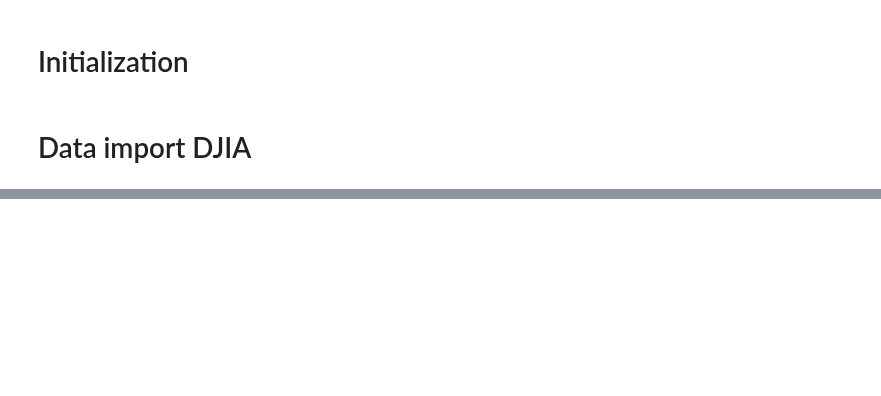
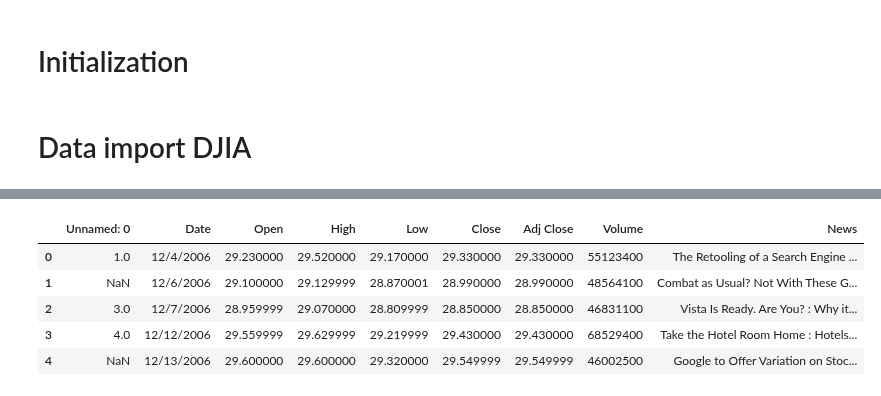
Before and after one commit to AnupamMisra/Data-science-projects, a Jupyter notebook: Stock_from_sentiment/Code/firstnb.ipynb, the cells around one changed output, grey strips where cells are left out. Drawn from its saved outputs; the diff is of its cells as text; code cells hidden in the pictures; blank space fills up the shorter version.

```diff
--- a/Stock_from_sentiment/Code/firstnb.ipynb
+++ b/Stock_from_sentiment/Code/firstnb.ipynb
@@ -13,0 +31,10 @@ FileNotFoundError: [Errno 2] No such file or directory: 'C:/Users/ADMIN/Document
+# %%
+micro = pd.read_csv(r'C:/Users/ADMIN/Documents/Codebase/Data-science-projects/Stock_from_sentiment/Data/MSFT.csv')
+micro.head(5)
+# %% [output]
+|  | Unnamed: 0 | Date | Open | High | Low | Close | Adj Close | Volume | News |
+| 0 | 1.0 | 12/4/2006 | 29.230000 | 29.520000 | 29.170000 | 29.330000 | 29.330000 | 55123400 | The Retooling of a Search Engine ... |
+| 1 | NaN | 12/6/2006 | 29.100000 | 29.129999 | 28.870001 | 28.990000 | 28.990000 | 48564100 | Combat as Usual? Not With These G... |
+| 2 | 3.0 | 12/7/2006 | 28.959999 | 29.070000 | 28.809999 | 28.850000 | 28.850000 | 46831100 | Vista Is Ready. Are You? : Why it... |
+| 3 | 4.0 | 12/12/2006 | 29.559999 | 29.629999 | 29.219999 | 29.430000 | 29.430000 | 68529400 | Take the Hotel Room Home : Hotels... |
+| 4 | NaN | 12/13/2006 | 29.600000 | 29.600000 | 29.320000 | 29.549999 | 29.549999 | 46002500 | Google to Offer Variation on Stoc... |
```
Also changed, not shown: parts of 26 cells of this notebook, 4 other files.
